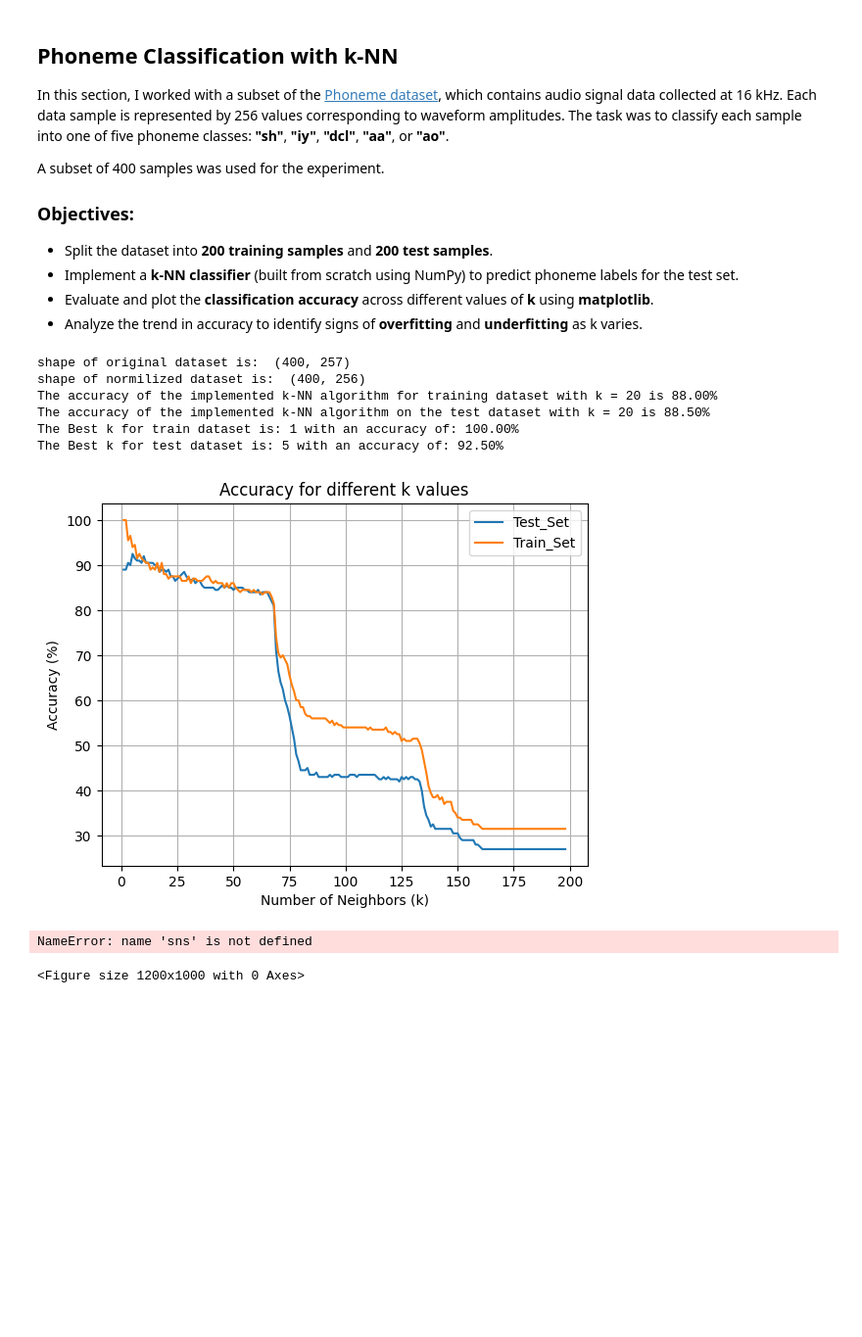
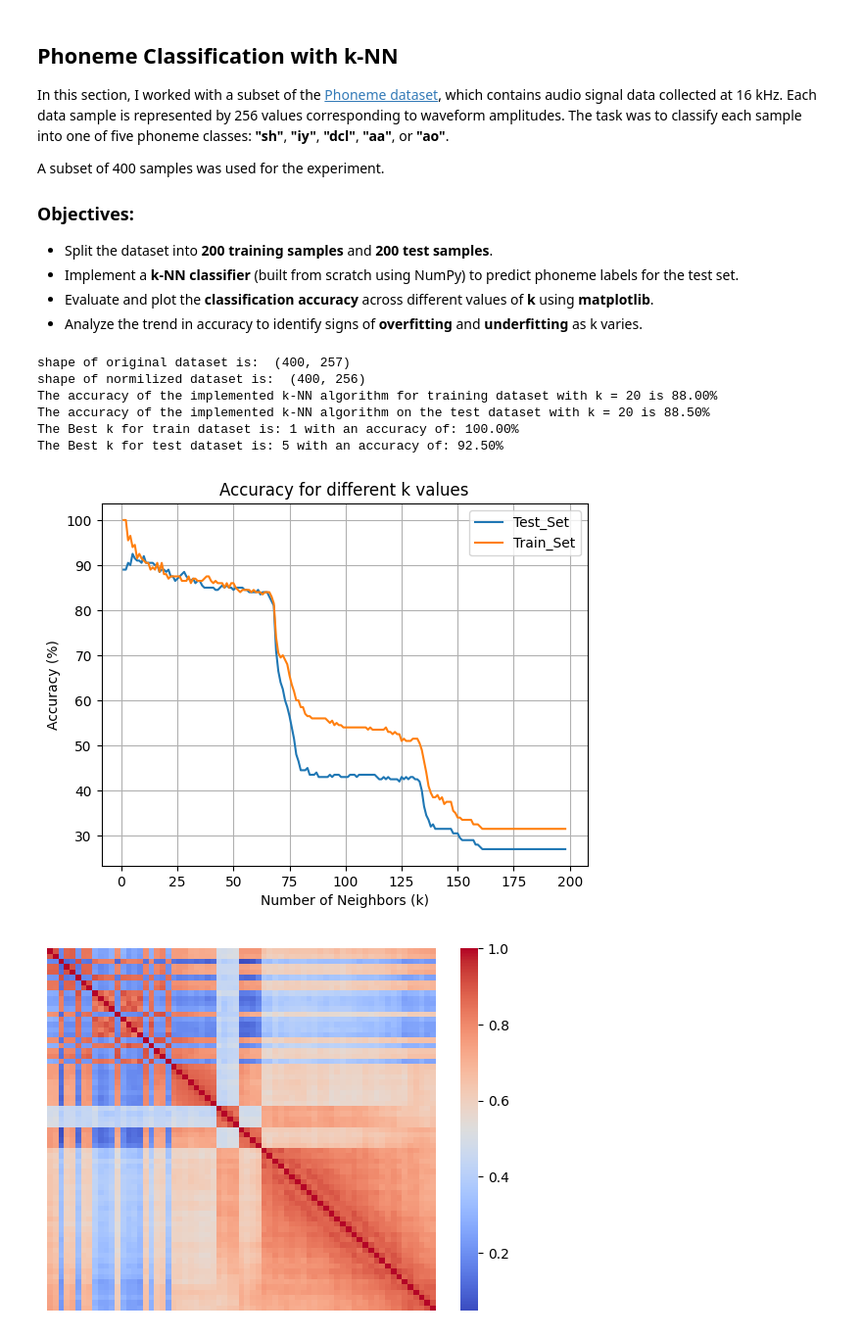
Before and after one commit to Marzban-io/knn-classifier-from-scratch, a Jupyter notebook: KNN.ipynb, the cells around one changed output. Shown at 98% size. Drawn from its saved outputs; the diff is of its cells as text; code cells hidden in the pictures; blank space fills up the shorter version.

```diff
--- a/KNN.ipynb
+++ b/KNN.ipynb
@@ -352,33 +353,31 @@ plt.plot(k_values, test_acc, label ='Test_Set')
 plt.plot(k_values,train_acc, label ='Train_Set')
 plt.title('Accuracy for different k values')
 plt.xlabel('Number of Neighbors (k)')
 plt.ylabel('Accuracy (%)')
 plt.grid()
 plt.legend()
 plt.show()
 
 correlation_matrix = np.corrcoef(Data, rowvar=False)
 
 correlation_pairs = np.tril(correlation_matrix, -1)
 sorted_pairs = np.abs(correlation_pairs).flatten()
 sorted_indices = np.argsort(sorted_pairs)[-50:]
 
 rows, cols = np.unravel_index(sorted_indices, correlation_matrix.shape)
 
 top_feature_indices = list(set(rows).union(cols))
 
 top_correlation_matrix = correlation_matrix[np.ix_(top_feature_indices, top_feature_indices)]
 
-plt.figure(figsize=(12, 10))
 sns.heatmap(top_correlation_matrix, annot=False, cmap='coolwarm', cbar=True, xticklabels=False, yticklabels=False)
 plt.show()
 # %% [output]
 shape of original dataset is:  (400, 257)
 shape of normilized dataset is:  (400, 256)
 The accuracy of the implemented k-NN algorithm for training dataset with k = 20 is 88.00%
 The accuracy of the implemented k-NN algorithm on the test dataset with k = 20 is 88.50%
 The Best k for train dataset is: 1 with an accuracy of: 100.00%
 The Best k for test dataset is: 5 with an accuracy of: 92.50%
 [figure]
-NameError: name 'sns' is not defined
-<Figure size 1200x1000 with 0 Axes>
+[figure, added]
```
Also changed, not shown: parts of 1 cell of this notebook.
